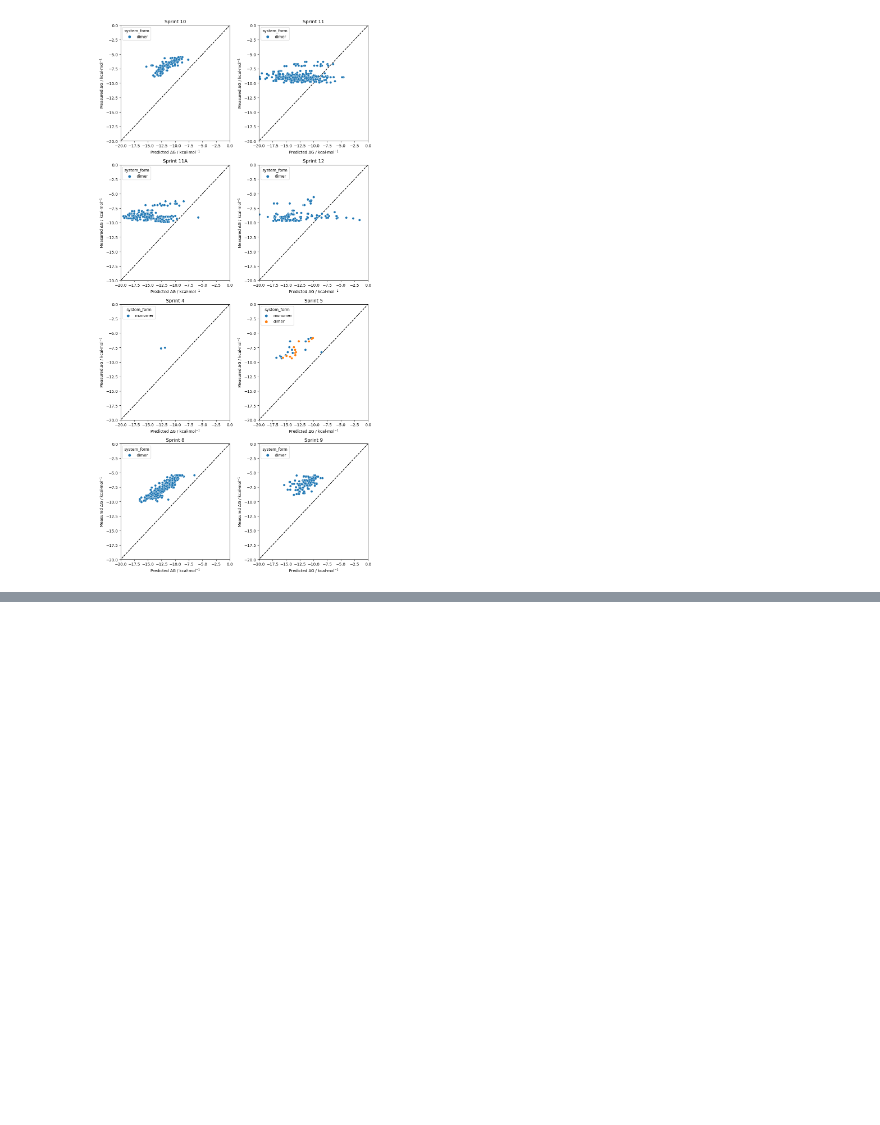
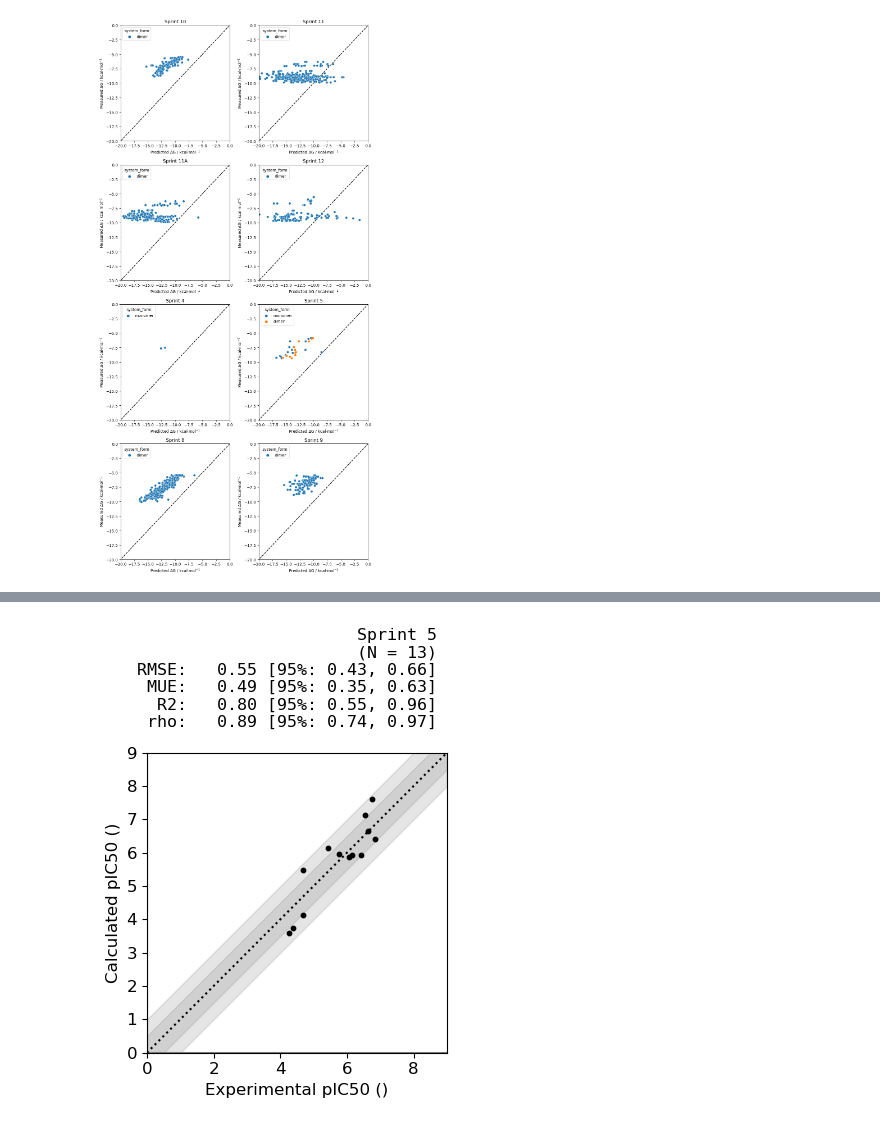
Before and after one commit to asapdiscovery/asapdiscovery, a Jupyter notebook: notebook/moonshot_pred_vs_measured_DG.ipynb, the cells around one changed output, grey strips where cells are left out. Saved outputs shown, nothing was run; the diff lists cells and outputs as text; code cells hidden in the pictures; blank space fills up the shorter version.

Commit message:
added cinnabar plotting for moonshot paper

```diff
--- a/notebook/moonshot_pred_vs_measured_DG.ipynb
+++ b/notebook/moonshot_pred_vs_measured_DG.ipynb
@@ -210,0 +215,16 @@ plot_scatter(all_sprints_df, split_on="system_form")
+# %%
+def dG_pIC50(dG):
+    # convert DG to pIC50 using Cheng-Prusoff to correct for substrate.
+    kT = 0.593 # kcal/mol for 298 K (25C)
+    S = 375e-9
+    Km = 9.5e-6
+    Ki = np.exp(dG/kT)
+    IC50 = Ki * (1 + S / Km)
+    pIC50 = -np.log10(IC50)
+    return pIC50
+# %%
+# get pIC50s for both pred and expt columns.
+all_sprints_df["pred_pic50"] = [ dG_pIC50(dG) for dG in all_sprints_df["pred_dg"] ]
+all_sprints_df["expt_pic50"] = [ dG_pIC50(dG) for dG in all_sprints_df["expt_dg"] ]
+
+all_sprints_df
@@ -210,0 +245,23 @@ plot_scatter(all_sprints_df, split_on="system_form")
+# %%
+# first do sprint 5. For all plots we'll want [restrained, dimer, neutral].
+sprint_for_plot = all_sprints_df[all_sprints_df["sprint"] == "5"]
+sprint_for_plot = sprint_for_plot[sprint_for_plot["restrain_form"] == "restrained"]
+sprint_for_plot = sprint_for_plot[sprint_for_plot["system_form"] == "dimer"]
+sprint_for_plot = sprint_for_plot[sprint_for_plot["protonation_state"] == "neutral"]
+
+# shift the additive mean of predicted to experimental to make deviation statistics meaningful.
+mean_difference = sprint_for_plot["pred_pic50"].mean() - sprint_for_plot["expt_pic50"].mean()
+sprint_for_plot["pred_pic50"] = [ val - mean_difference for val in sprint_for_plot["pred_pic50"] ]
+
+
+plot = plotting._master_plot(x=sprint_for_plot["expt_pic50"], y=sprint_for_plot["pred_pic50"],
+                            figsize=5,
+                            title="Sprint 5",
+                            quantity="pIC50",
+                            units="",
+                            xy_lim=[0, 9],
+                            color="black",
+                            statistics=["RMSE", "MUE", "R2", "rho"],
+                            filename="sprint_5.png")
+# %% [output]
+[figure, added]
```
Also changed, not shown: parts of 7 cells of this notebook.
